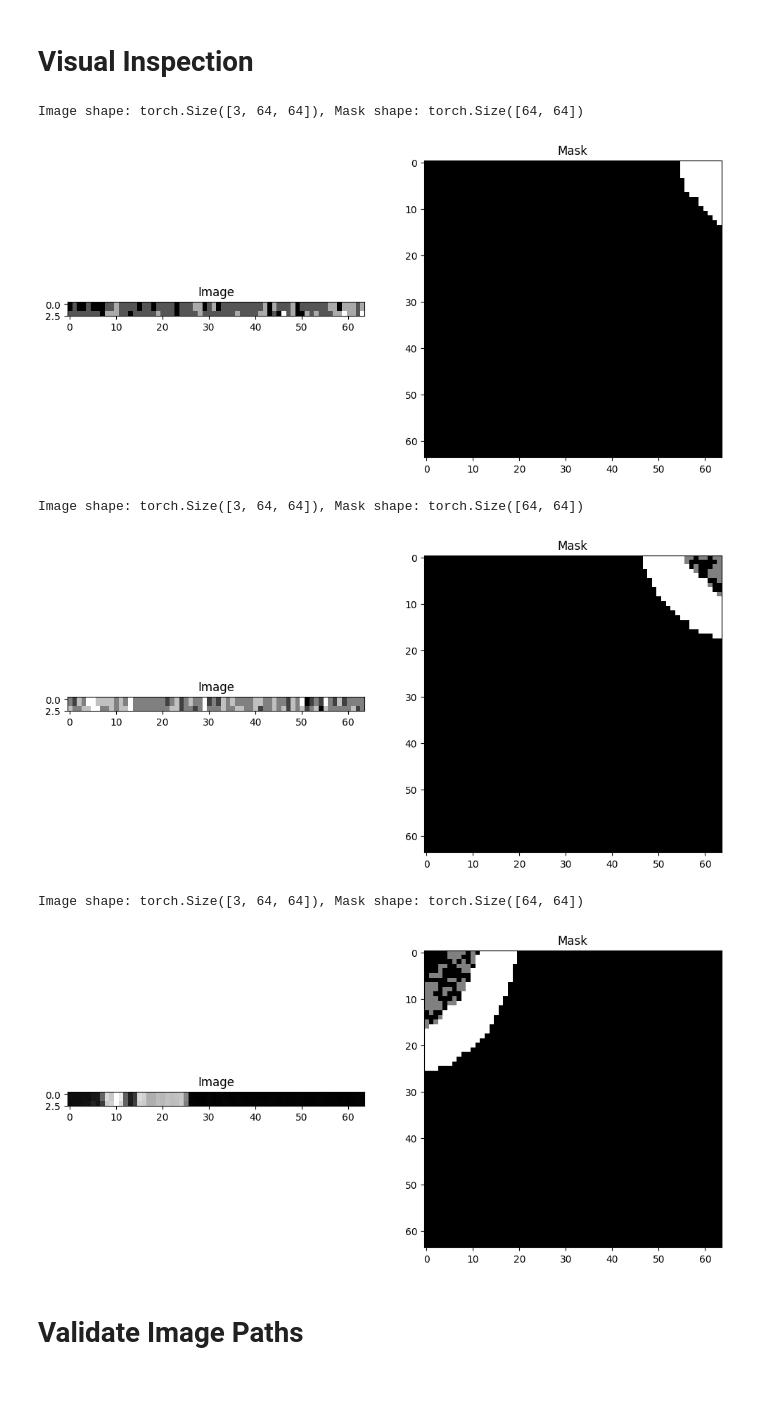
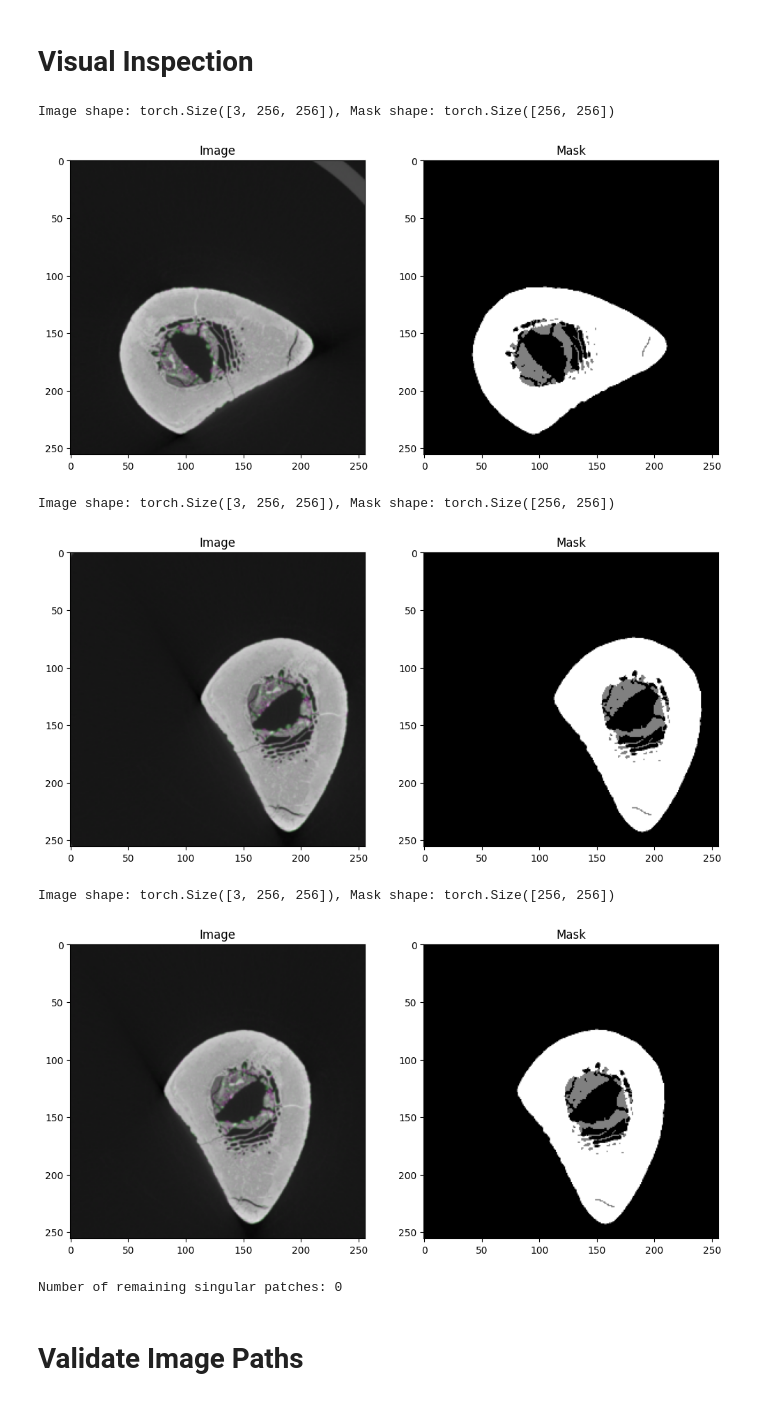
Before and after one commit to N-Van/IA-SeReOs, a Jupyter notebook: training_adapted.ipynb, the cells around one changed output. Cells and saved outputs as stored; diff of their text form; code cells hidden in the pictures.

```diff
--- a/training_adapted.ipynb
+++ b/training_adapted.ipynb
@@ -207,8 +207,12 @@ class HDF52D(Dataset):
         top, left, height, width = int(p[1]), int(p[2]), int(p[3]), int(p[4])
         image_index = int(filename.split('_')[-1].split('.')[0])
 
-        image_path = os.path.join(new_input_dir, filename)
+        image_path = os.path.join(new_input_dir, filename.replace('\\', '/'))
         neighbor_paths = get_neighbor_paths(image_index, new_input_dir)
+
+        # Debug: Print paths
+        #print(f"Loading image from path: {image_path}")
+        #print(f"Loading neighbors from paths: {neighbor_paths}")
 
         try:
             full_image = load_2_5D_image(image_path, neighbor_paths)
@@ -217,7 +221,14 @@ class HDF52D(Dataset):
             print(f"Error loading image: {e}")
             raise e
 
-        label_path = os.path.join(new_label_dir, filename)
+        label_path = os.path.join(new_label_dir, filename.replace('\\', '/'))
+
+        # Debug: Print label path
+        #print(f"Loading label from path: {label_path}")
+
+        if not os.path.exists(label_path):
+            raise FileNotFoundError(f"Label file not found: {label_path}")
+
         label = Image.open(label_path).convert('L')
         label = np.array(label)[top:top + height, left:left + width]
 
@@ -242,6 +253,7 @@ def set_dataset_mode(dataset, mode):
 
 
 
+
 def load_patches(patches):
     if isinstance(patches, pd.DataFrame):
         patches_list = patches.values.tolist()
@@ -793,30 +895,52 @@ Mean dirt ratio: 0.100969165335405
 # %% [markdown]
 # Visual Inspection
 # %%
+# Function to visualize a few patches from the training dataset
 def visualize_patch(dataset, idx):
     sample = dataset[idx]
     image = sample['image']
     mask = sample['mask']
     print(f"Image shape: {image.shape}, Mask shape: {mask.shape}")
+
     plt.figure(figsize=(12, 6))
+
     plt.subplot(1, 2, 1)
     plt.title("Image")
-    plt.imshow(image[..., 0], cmap='gray')
+    if image.ndim == 2:
+        plt.imshow(image, cmap='gray')
+    elif image.ndim == 3:
+        if image.shape[0] == 1:
+            plt.imshow(image[0], cmap='gray')
+        else:
+            plt.imshow(image.permute(1, 2, 0))
+
     plt.subplot(1, 2, 2)
     plt.title("Mask")
     plt.imshow(mask, cmap='gray')
+
     plt.show()
 
+# Function to count remaining singular patches
+def count_singular_patches(patches, batch_size):
+    num_patches = len(patches)
+    num_singular_patches = num_patches % batch_size
+    return num_singular_patches
+
 # Visualize a few patches from the training dataset
-for i in range(3):
-    visualize_patch(train_dataset, i)
+for i in range(-3, 0):
+    visualize_patch(train_data_loader.dataset, i)
+
+# Calculate the number of remaining singular patches
+remaining_singular_patches = count_singular_patches(train_data_loader.dataset.patches, batch_size)
+print(f"Number of remaining singular patches: {remaining_singular_patches}")
 # %% [output]
-Image shape: torch.Size([3, 64, 64]), Mask shape: torch.Size([64, 64])
+Image shape: torch.Size([3, 256, 256]), Mask shape: torch.Size([256, 256])
-[figure, old version]
+[figure, new version]
-Image shape: torch.Size([3, 64, 64]), Mask shape: torch.Size([64, 64])
+Image shape: torch.Size([3, 256, 256]), Mask shape: torch.Size([256, 256])
-[figure, old version]
+[figure, new version]
-Image shape: torch.Size([3, 64, 64]), Mask shape: torch.Size([64, 64])
+Image shape: torch.Size([3, 256, 256]), Mask shape: torch.Size([256, 256])
-[figure, old version]
+[figure, new version]
+Number of remaining singular patches: 0
 # %% [markdown]
 # Validate Image Paths
 # %%
```
Also changed, not shown: parts of 16 cells of this notebook, 3 other files.
